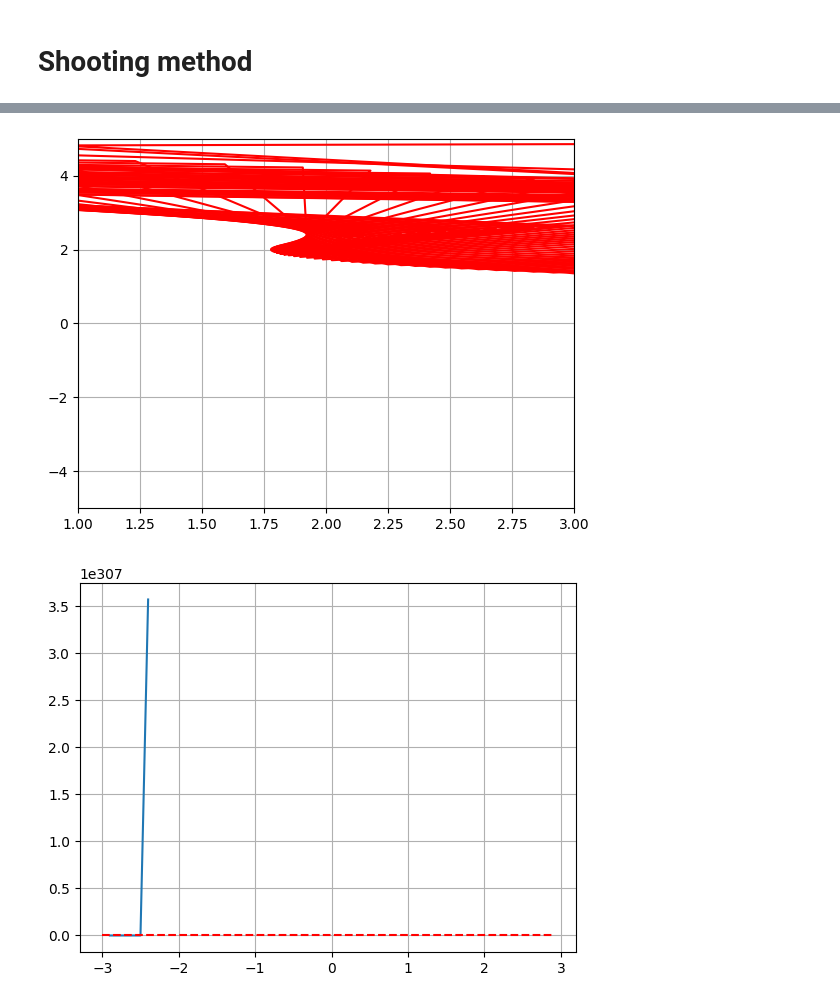
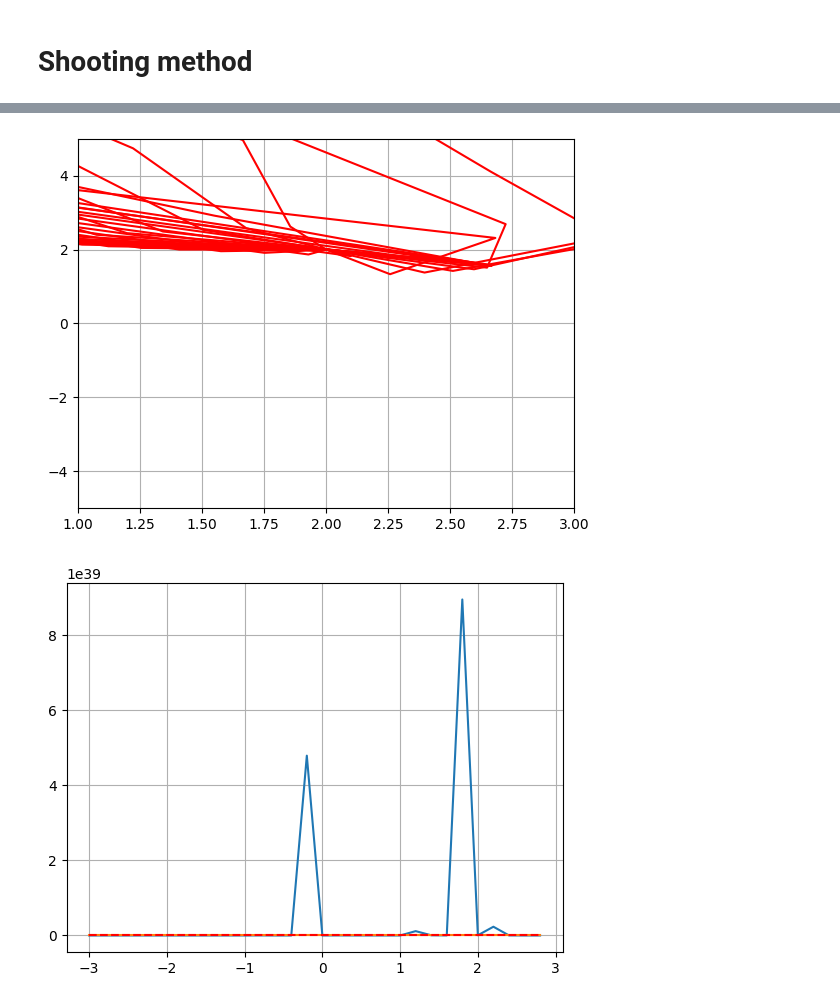
Before and after one commit to nastyabekesheva/SwarmIntelligence, a Jupyter notebook: lab3/main.ipynb, the cells around one changed output, grey strips where cells are left out. Saved outputs shown, nothing was run; the diff lists cells and outputs as text; code cells hidden in the pictures.

```diff
--- a/lab3/main.ipynb
+++ b/lab3/main.ipynb
@@ -83,7 +83,8 @@ x[2] = 3
 
 # Define the range for alpha
 alpha_range = np.arange(-4, 4, 0.1)
-F = np.zeros_like(alpha_range)
+F1 = np.zeros_like(alpha_range)
+F2 = np.zeros_like(alpha_range)
 
 # Plotting
 plt.figure()
@@ -101,10 +102,12 @@ for alpha_index, alpha in enumerate(alpha_range):
     plt.grid(True)
     plt.axis([xa, xb, -5, 5])
 
-    F[alpha_index] = (x[N-1] - 2) ** 2
+    F1[alpha_index] = (y[N-1] + 1) ** 2
+    F2[alpha_index] = abs(y[N-1] + 1)
 
 plt.figure()
-plt.plot(alpha_range, F)
+plt.plot(alpha_range, F1)
+plt.plot(alpha_range, F2)
 plt.plot(alpha_range, np.zeros_like(alpha_range), 'r--')  # Plot zero line
 plt.grid(True)
 plt.show()
@@ -116,41 +119,44 @@ plt.show()
 xa = 1
 xb = 3
 N = 10
 h = (xb - xa) / (N - 1)
 t = np.linspace(xa, xb, N)
 x = np.zeros(N)
 y = np.zeros(N)
 y[0] = 2
 x[0] = 2
 
 # Define the range for alpha
-alpha_range = np.arange(-3, 3, 0.1)
-F = np.zeros_like(alpha_range)
+alpha_range = np.arange(-3, 3, 0.2)
+F1 = np.zeros_like(alpha_range)
+F2 = np.zeros_like(alpha_range)
 
 # Plotting
 plt.figure()
 
 for alpha_index, alpha in enumerate(alpha_range):
     z = np.zeros(N)
     z[0] = alpha
 
     for k in range(N - 1):
         y[k + 1] = y[k] + h * z[k]
-        x[k + 1] = x[k] + h * (x[k]**2 - 5 * t[k]**2 - z[k]**2 * np.cos(2 * t[k] + y[k]))
-        z[k + 1] = z[k] + h * (4 + y[k]**3 * x[k]**2 + 4 * np.sin(t[k] * (x[k]**2 - 5 * t[k]**2 - z[k]**2 * np.cos(2 * t[k] + z[k]))))
+        x[k + 1] = x[k] + h * (x[k]**2 - 5 * t[k]**2 + x[k]**2 * np.cos(2 * t[k] + z[k]))
+        z[k + 1] = z[k] + h * (4 + y[k]**3 * x[k]**2 + 4 * np.sin(t[k] * (x[k]**2 - 5 * t[k]**2 + z[k]**2 * np.cos(2 * t[k] + z[k]))))
     plt.plot(x, y, 'r')
     plt.grid(True)
     plt.axis([xa, xb, -5, 5])
-    F[alpha_index] = (y[N-1]) ** 2
+    F1[alpha_index] = (y[N-1]) ** 2
+    F2[alpha_index] = abs(y[N-1] )
 
 plt.figure()
-plt.plot(alpha_range, F)
+plt.plot(alpha_range, F1)
+plt.plot(alpha_range, F2)
 plt.plot(alpha_range, np.zeros_like(alpha_range), 'r--')  # Plot zero line
 plt.grid(True)
 plt.show()
 # %% [output]
-[figure, old version]
+[figure, new version]
-[figure, old version]
+[figure, new version]
 # %%
 # Define parameters
 xa = 1
```
Also changed, not shown: parts of 3 cells of this notebook, 20 other files.
